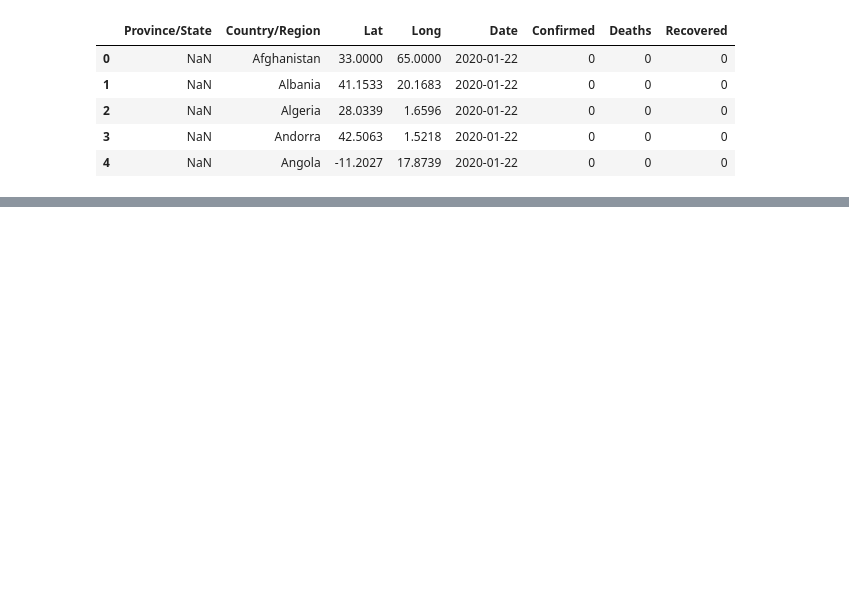
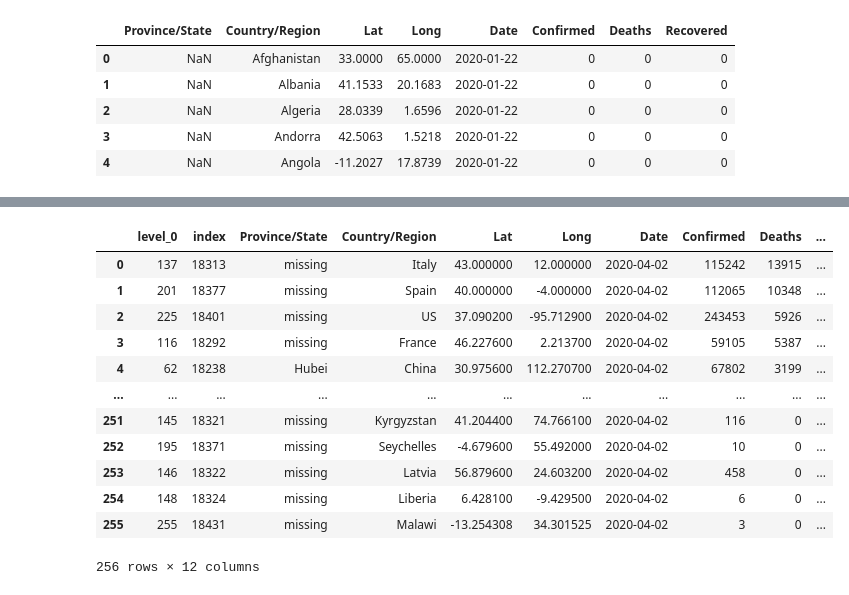
Before and after one commit to palashmoon/covid19, a Jupyter notebook: covid19.ipynb, the cells around one changed output, grey strips where cells are left out. Cells and saved outputs as stored; diff of their text form; code cells hidden in the pictures; blank space fills up the shorter version.

```diff
--- a/covid19.ipynb
+++ b/covid19.ipynb
@@ -192,0 +249,19 @@ data.sort_values('Confirmed' , ascending=False).head(20)
+# %%
+# pie chart
+df.head()
+data = df1.sort_values('Deaths' , ascending=False).reset_index()
+data
+# %% [output]
+|  | level_0 | index | Province/State | Country/Region | Lat | Long | Date | Confirmed | Deaths | ... |
+| 0 | 137 | 18313 | missing | Italy | 43.000000 | 12.000000 | 2020-04-02 | 115242 | 13915 | ... |
+| 1 | 201 | 18377 | missing | Spain | 40.000000 | -4.000000 | 2020-04-02 | 112065 | 10348 | ... |
+| 2 | 225 | 18401 | missing | US | 37.090200 | -95.712900 | 2020-04-02 | 243453 | 5926 | ... |
+| 3 | 116 | 18292 | missing | France | 46.227600 | 2.213700 | 2020-04-02 | 59105 | 5387 | ... |
+| 4 | 62 | 18238 | Hubei | China | 30.975600 | 112.270700 | 2020-04-02 | 67802 | 3199 | ... |
+| ... | ... | ... | ... | ... | ... | ... | ... | ... | ... | ... |
+| 251 | 145 | 18321 | missing | Kyrgyzstan | 41.204400 | 74.766100 | 2020-04-02 | 116 | 0 | ... |
+| 252 | 195 | 18371 | missing | Seychelles | -4.679600 | 55.492000 | 2020-04-02 | 10 | 0 | ... |
+| 253 | 146 | 18322 | missing | Latvia | 56.879600 | 24.603200 | 2020-04-02 | 458 | 0 | ... |
+| 254 | 148 | 18324 | missing | Liberia | 6.428100 | -9.429500 | 2020-04-02 | 6 | 0 | ... |
+| 255 | 255 | 18431 | missing | Malawi | -13.254308 | 34.301525 | 2020-04-02 | 3 | 0 | ... |
+256 rows × 12 columns
```
Also changed, not shown: parts of 16 cells of this notebook.
